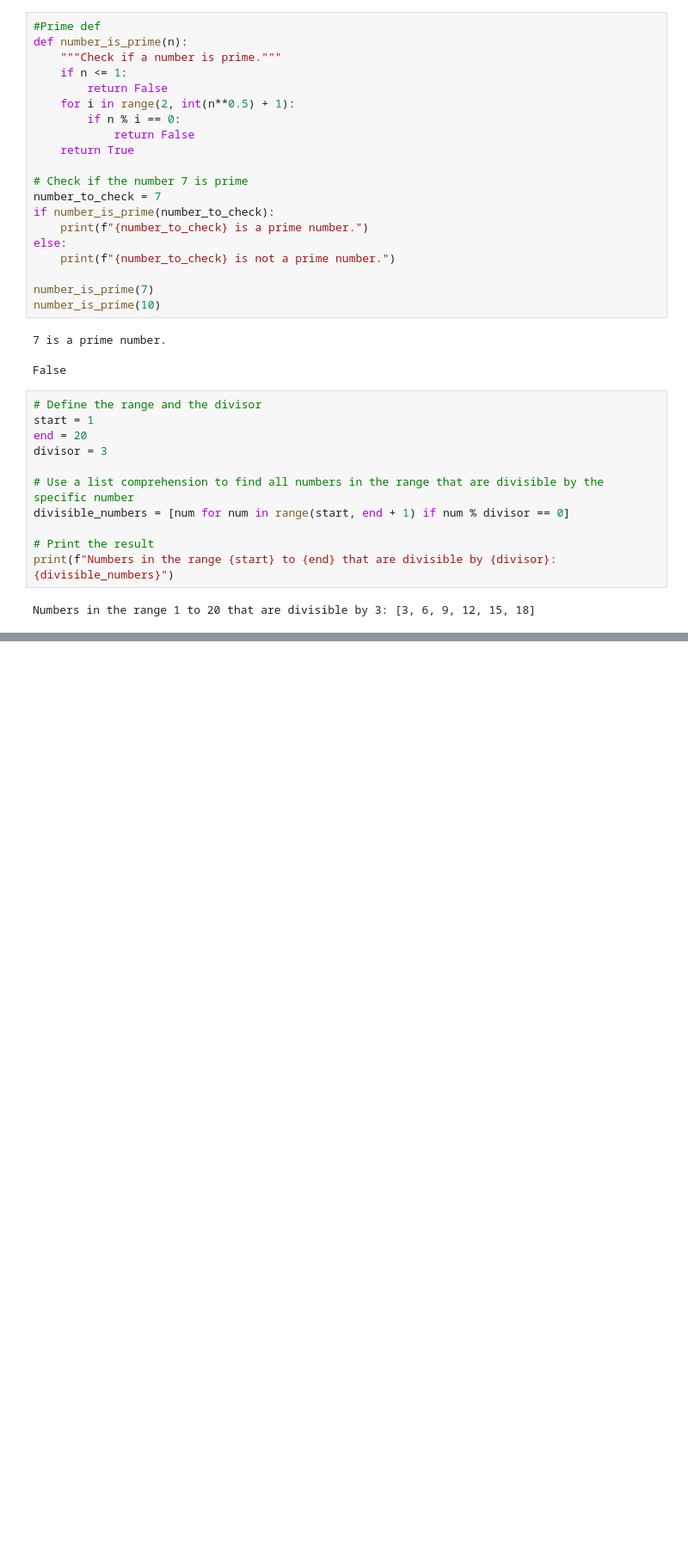
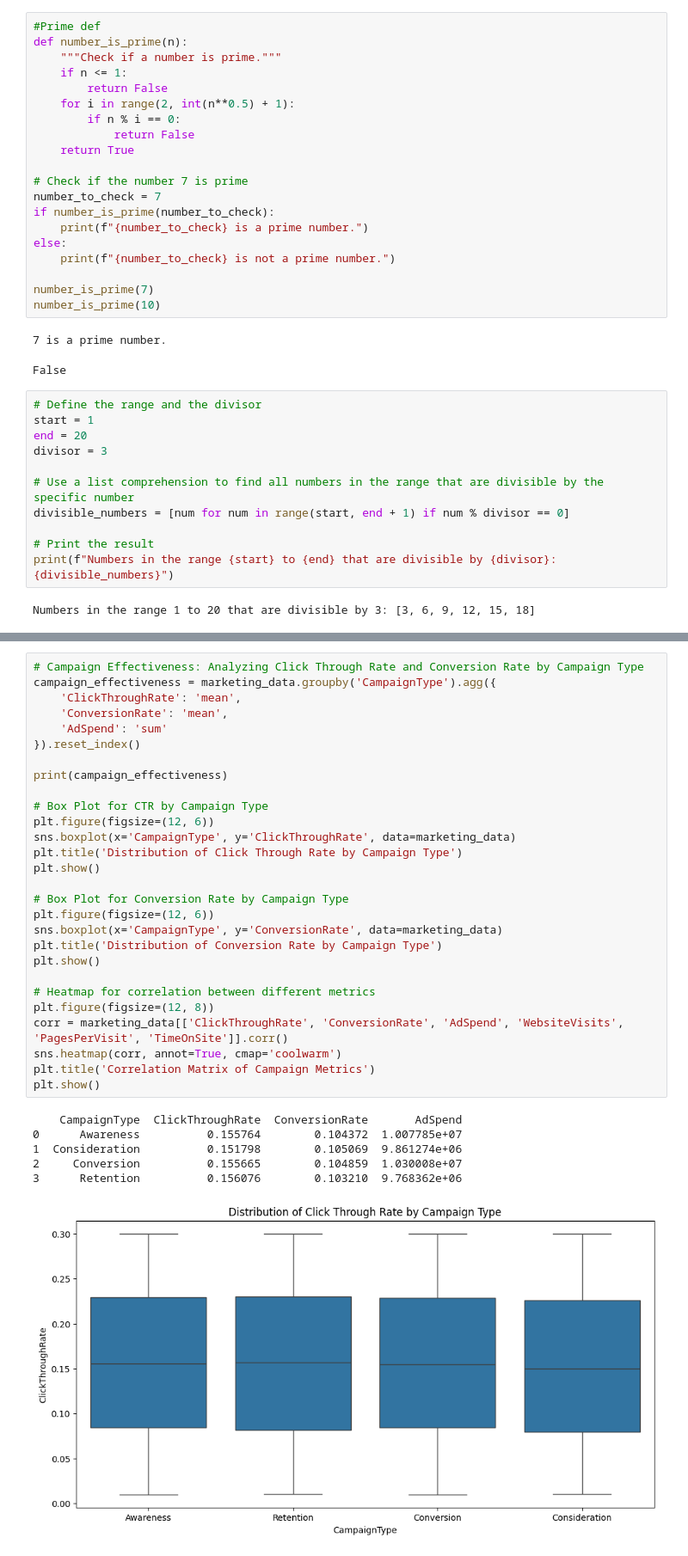
Before and after one commit to Commit-ted/DI-Bootcamp, a Jupyter notebook: Week4_PreProcessing_Data/D2/ExerciseXP/EX_Gold.ipynb, the cells around one changed output, grey strips where cells are left out. Shown: that part at 86% size. Cells and saved outputs as stored; diff of their text form; blank space fills up the shorter version.

```diff
--- a/Week4_PreProcessing_Data/D2/ExerciseXP/EX_Gold.ipynb
+++ b/Week4_PreProcessing_Data/D2/ExerciseXP/EX_Gold.ipynb
@@ -36,0 +163,35 @@ Numbers in the range 1 to 20 that are divisible by 3: [3, 6, 9, 12, 15, 18]
+# %%
+# Campaign Effectiveness: Analyzing Click Through Rate and Conversion Rate by Campaign Type
+campaign_effectiveness = marketing_data.groupby('CampaignType').agg({
+    'ClickThroughRate': 'mean',
+    'ConversionRate': 'mean',
+    'AdSpend': 'sum'
+}).reset_index()
+
+print(campaign_effectiveness)
+
+# Box Plot for CTR by Campaign Type
+plt.figure(figsize=(12, 6))
+sns.boxplot(x='CampaignType', y='ClickThroughRate', data=marketing_data)
+plt.title('Distribution of Click Through Rate by Campaign Type')
+plt.show()
+
+# Box Plot for Conversion Rate by Campaign Type
+plt.figure(figsize=(12, 6))
+sns.boxplot(x='CampaignType', y='ConversionRate', data=marketing_data)
+plt.title('Distribution of Conversion Rate by Campaign Type')
+plt.show()
+
+# Heatmap for correlation between different metrics
+plt.figure(figsize=(12, 8))
+corr = marketing_data[['ClickThroughRate', 'ConversionRate', 'AdSpend', 'WebsiteVisits', 'PagesPerVisit', 'TimeOnSite']].corr()
+sns.heatmap(corr, annot=True, cmap='coolwarm')
+plt.title('Correlation Matrix of Campaign Metrics')
+plt.show()
+# %% [output]
+    CampaignType  ClickThroughRate  ConversionRate       AdSpend
+0      Awareness          0.155764        0.104372  1.007785e+07
+1  Consideration          0.151798        0.105069  9.861274e+06
+2     Conversion          0.155665        0.104859  1.030008e+07
+3      Retention          0.156076        0.103210  9.768362e+06
+[figure, added]
```
Also changed, not shown: parts of 11 cells of this notebook.
